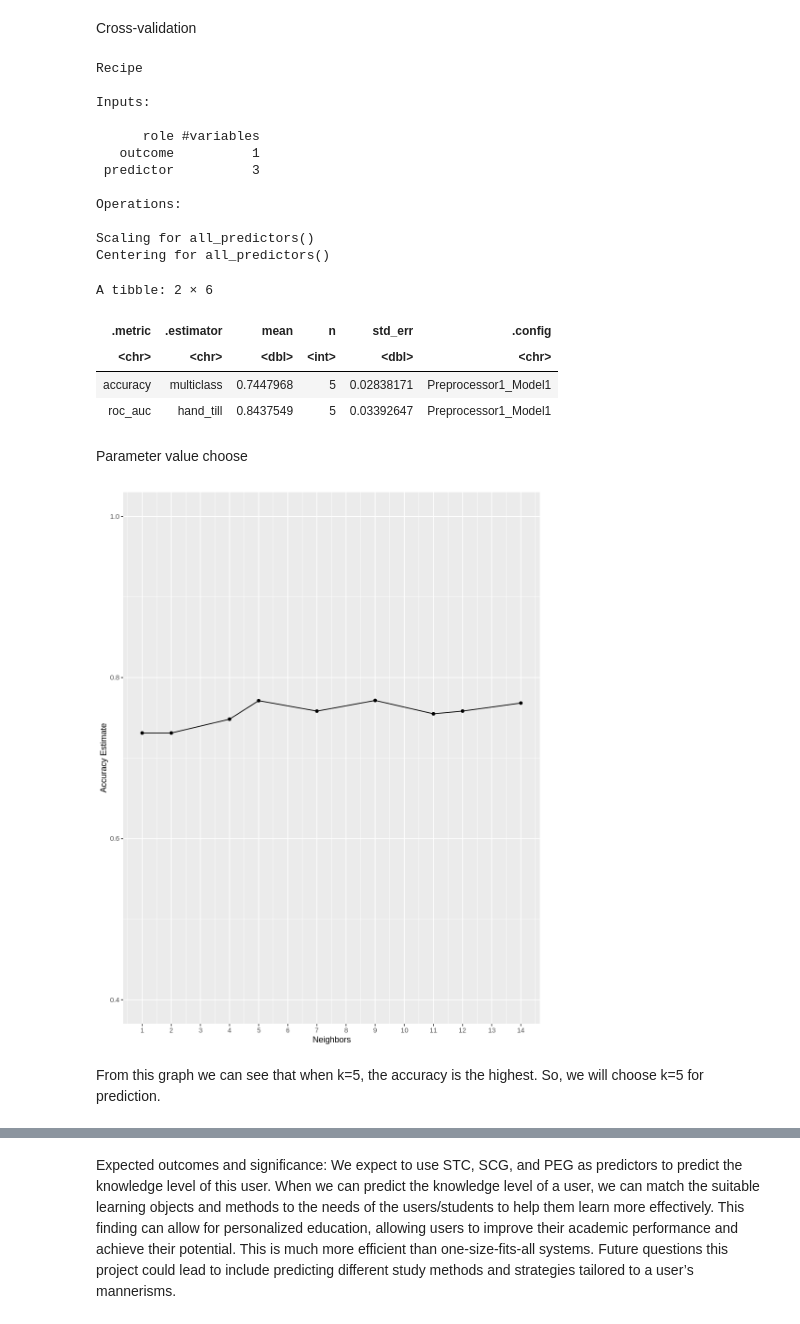
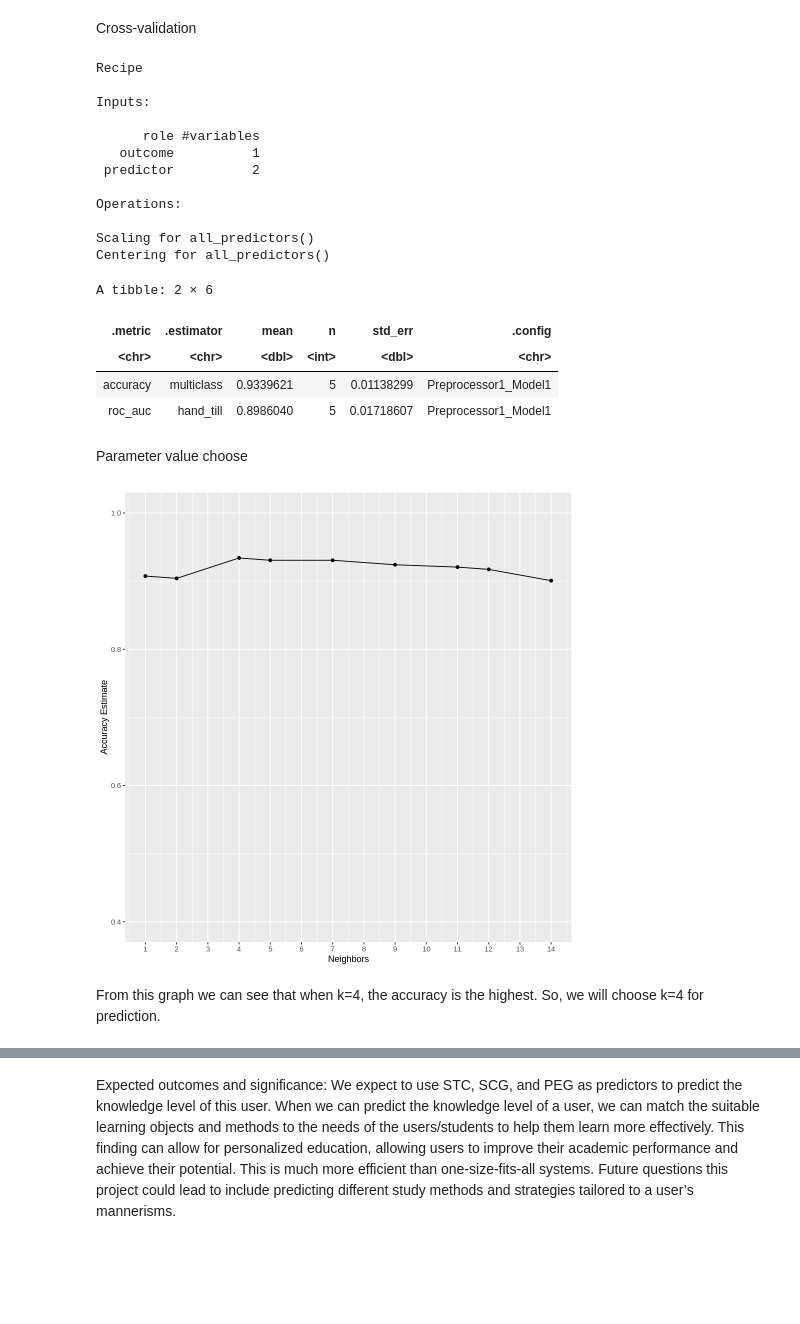
Before and after one commit to TPPJT/DSCI-Group-Project, a Jupyter notebook: GroupProject_1.ipynb, the cells around one changed output, grey strips where cells are left out. Drawn from its saved outputs; the diff is of its cells as text; code cells hidden in the pictures; blank space fills up the shorter version.

```diff
--- a/GroupProject_1.ipynb
+++ b/GroupProject_1.ipynb
@@ -91,7 +91,7 @@ Our group will use STG, SCG, PEG, and UNS to do the data analysis. We plan to us
 Cross-validation
 # %%
 set.seed(2022)
-user_knowledge_recipe <- recipe(UNS~STG+SCG+PEG,data=training)%>% step_scale(all_predictors())%>% step_center(all_predictors())
+user_knowledge_recipe <- recipe(UNS~PEG+LPR,data=training)%>% step_scale(all_predictors())%>% step_center(all_predictors())
 user_knowledge_recipe
 user_knowledge_vfold <- vfold_cv(training,v=5,strata=UNS)
 knn_spec <- nearest_neighbor(weight_func = "rectangular", neighbors = 3)%>%
@@ -110,7 +110,7 @@ Inputs:
 
       role #variables
    outcome          1
- predictor          3
+ predictor          2
 
 Operations:
 
@@ -119,36 +119,36 @@ Centering for all_predictors()
 A tibble: 2 × 6
 | .metric | .estimator | mean | n | std_err | .config |
 | <chr> | <chr> | <dbl> | <int> | <dbl> | <chr> |
-| accuracy | multiclass | 0.7447968 | 5 | 0.02838171 | Preprocessor1_Model1 |
-| roc_auc | hand_till | 0.8437549 | 5 | 0.03392647 | Preprocessor1_Model1 |
+| accuracy | multiclass | 0.9339621 | 5 | 0.01138299 | Preprocessor1_Model1 |
+| roc_auc | hand_till | 0.8986040 | 5 | 0.01718607 | Preprocessor1_Model1 |
 # %% [markdown]
 Parameter value choose
 # %%
 set.seed(2022)
 knn_tune <- nearest_neighbor(weight_func = "rectangular", neighbors = tune())%>%
 set_engine("kknn")%>%
 set_mode("classification")
 
 set.seed(2022)
 knn_results <- workflow() |>
 add_recipe(user_knowledge_recipe) |>
 add_model(knn_tune) |>
 tune_grid(resamples = user_knowledge_vfold , grid = 10) |>
 collect_metrics()
 
 set.seed(2022)
 accuracies <- knn_results |>
 filter(.metric=="accuracy")
-options(repr.plot.height = 10, repr.plot.width = 8)
+options(repr.plot.height = 8, repr.plot.width = 8)
 accuracy_versus_k <- ggplot(accuracies, aes(x = neighbors, y = mean))+
 geom_point() +
 geom_line() +
 labs(x = "Neighbors", y = "Accuracy Estimate") +
 scale_x_continuous(breaks = seq(0, 14, by = 1)) +
 scale_y_continuous(limits = c(0.4, 1.0))
 accuracy_versus_k
 # %% [output]
-[figure, old version]
+[figure, new version]
 # %% [markdown]
-From this graph we can see that when k=5, the accuracy is the highest. So, we will choose k=5 for prediction.
+From this graph we can see that when k=4, the accuracy is the highest. So, we will choose k=4 for prediction.
 # %%
```
Also changed, not shown: parts of 8 cells of this notebook.
